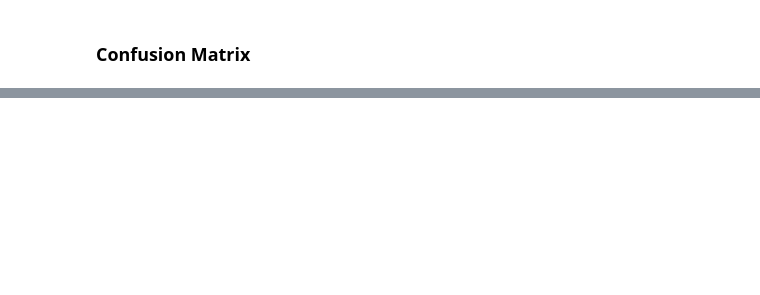
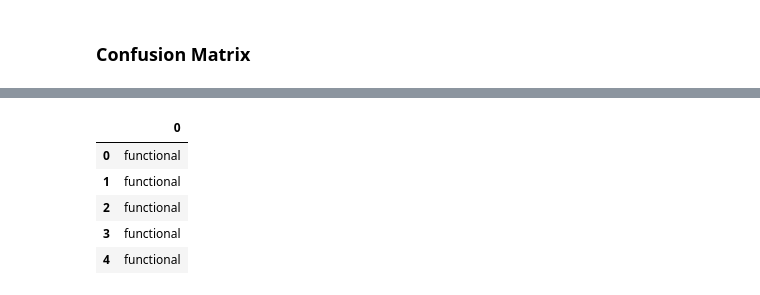
Before and after one commit to Andrew-Carl/Pump-it-Up-Data-Mining-the-Tanzania-Water-Table, a Jupyter notebook: K-Nearest Neighbors Model.ipynb, the cells around one changed output, grey strips where cells are left out. Drawn from its saved outputs; the diff is of its cells as text; code cells hidden in the pictures; blank space fills up the shorter version.

```diff
--- a/K-Nearest Neighbors Model.ipynb
+++ b/K-Nearest Neighbors Model.ipynb
@@ -190,0 +205,9 @@ X2 =
+# %%
+preds.head()
+# %% [output]
+|  | 0 |
+| 0 | functional |
+| 1 | functional |
+| 2 | functional |
+| 3 | functional |
+| 4 | functional |
```
Also changed, not shown: parts of 31 cells of this notebook, 1 other file.
